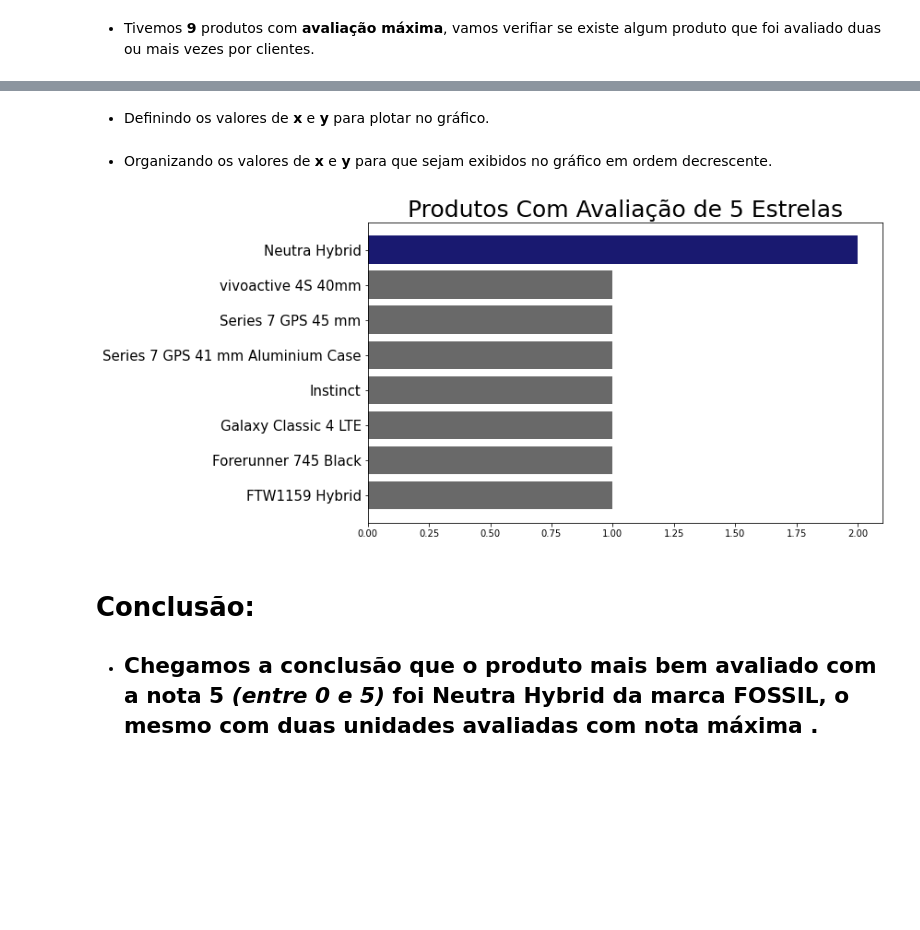
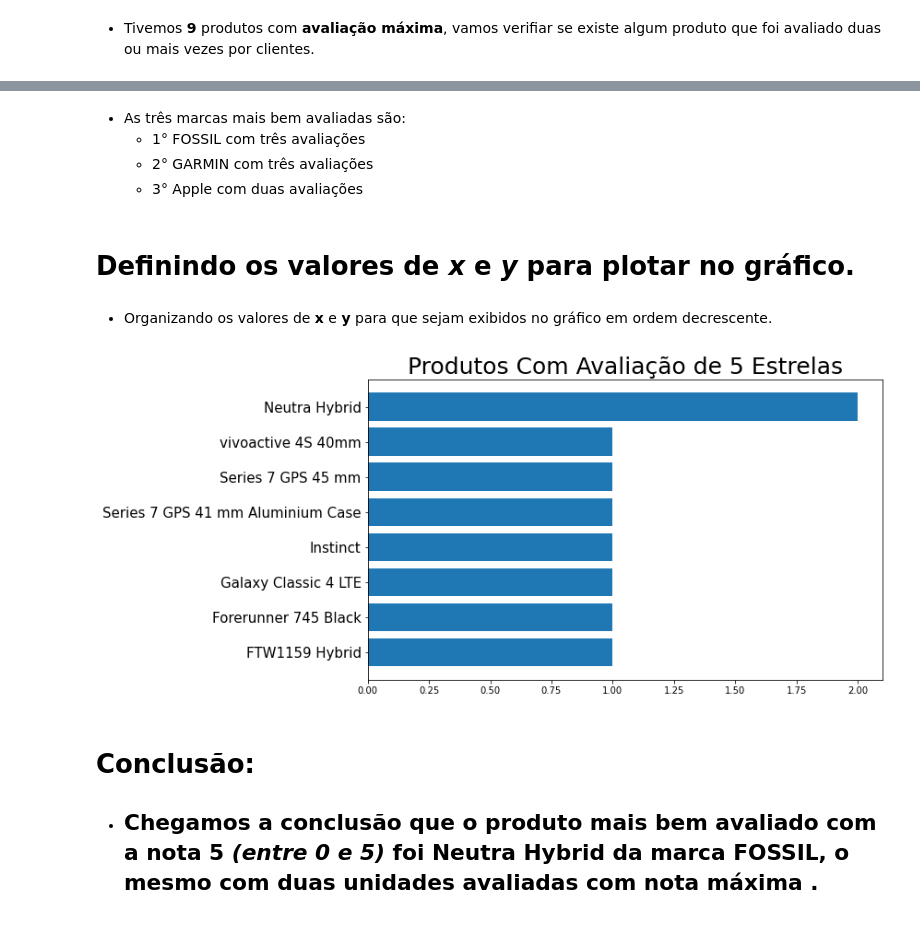
Before and after one commit to Faabry/Data_Analysis, a Jupyter notebook: Smartwatch.ipynb, the cells around one changed output, grey strips where cells are left out. Drawn from its saved outputs; the diff is of its cells as text; code cells hidden in the pictures; blank space fills up the shorter version.

```diff
--- a/Smartwatch.ipynb
+++ b/Smartwatch.ipynb
@@ -86,8 +160,8 @@ Name: Model Name, dtype: int64
 
 * ## No entanto ainda precisamos identificar qual foi de fato o produto mais vendido da marca **Fossil**.
 # %%
-# Não estava conseguindo retornar as linhas da coluna "Brand Name" fosse iguais à
+# Não estava conseguindo retornar as linhas da coluna "Brand" fosse iguais à
 # FOSSIL, então decidi remover possiveis espaços em branco que pudessem estar no nome
 
-df["Brand Name"] = df["Brand Name"].apply(lambda x: x.replace(" ", ""))
-best_seller = df.loc[df["Brand Name"] == "FOSSIL"]
+df["Brand"] = df["Brand"].apply(lambda x: x.replace(" ", ""))
+best_seller = df.loc[df["Brand"] == "FOSSIL"]
@@ -151,6 +242,7 @@ df["Rating (Out of 5)"].max()
 # %% [output]
 5.0
 # %%
-rating_5 = df.loc[df["Rating (Out of 5)"] == 5.0]
-rating_5["Device Type"].count()
+rating_5 = df.loc[df["Rating"] == 5.0, ["Brand", "Type", "Model", "Color", "Rating"]]
+rating_5 = pd.DataFrame(rating_5)
+rating_5
 # %% [output]
@@ -171,0 +261,2 @@ Name: Model Name, dtype: int64
+# %%
+rating_5["Amount"] = ""
@@ -178,8 +297,13 @@ rating_5.loc[rating_5["Model Name"] == "Neutra Hybrid"]
+# %% [markdown]
+* As três marcas mais bem avaliadas são:
+  * 1° FOSSIL com três avaliações
+  * 2° GARMIN com três avaliações
+  * 3° Apple com duas avaliações
 # %% [markdown]
-* Definindo os valores de **x** e **y** para plotar no gráfico.
+# **Definindo os valores de *x* e *y* para plotar no gráfico.**
 # %%
-y = rating_5.groupby("Model Name").count()
-x = y["Device Type"]
+y = rating_5.groupby("Model").count()
+x = y["Type"]
 y = y.index
 # %% [markdown]
 * Organizando os valores de **x** e **y** para que sejam exibidos no gráfico em ordem decrescente.
@@ -189,16 +313,16 @@ data.sort()
 
 x, y = zip(*data)
 # %%
-max_value = max(enumerate(x), key=lambda x: x[1])[0]
-colors = ["#191970" if i == max_value else "#696969" for i in range(len(y))]
+# max_value = max(enumerate(x), key=lambda x: x[1])[0]
+# colors = ["#191970" if i == max_value else "#696969" for i in range(len(y))]
 
 plt.figure(figsize=(10, 6))
 plt.title("Produtos Com Avaliação de 5 Estrelas", size=25)
-plt.barh(y, x, color=colors)
+plt.barh(y, x)
 plt.yticks(size=15)
 plt.show()
 # %% [output]
-[figure, old version]
+[figure, new version]
 # %% [markdown]
 # **Conclusão:**
 * ## Chegamos a conclusão que o produto **mais bem avaliado** com a nota 5 *(entre 0 e 5)* foi **Neutra Hybrid** da marca **FOSSIL**, o mesmo com **duas** unidades avaliadas com **nota máxima** .
```
Also changed, not shown: parts of 58 cells of this notebook.
